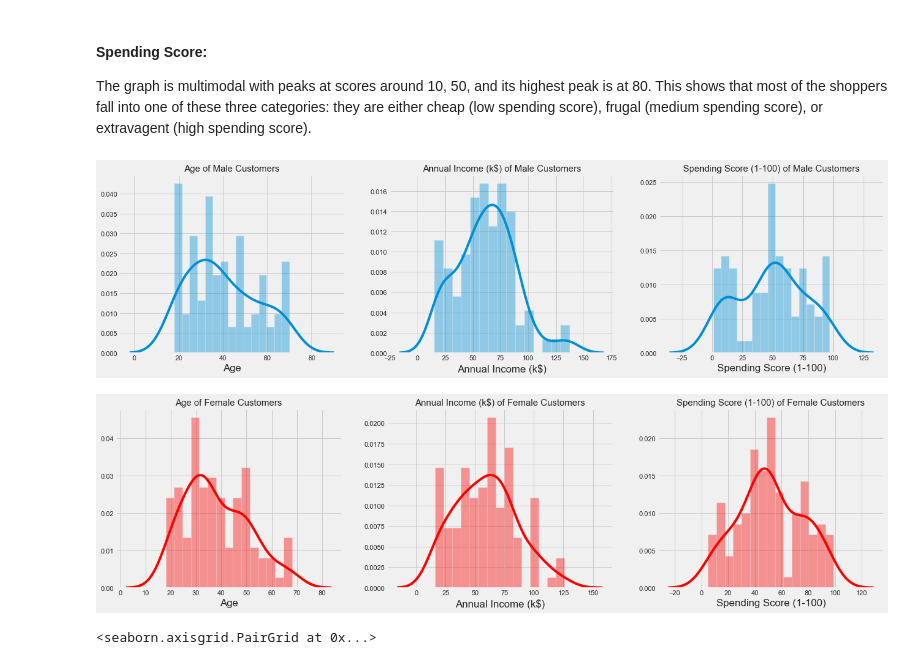
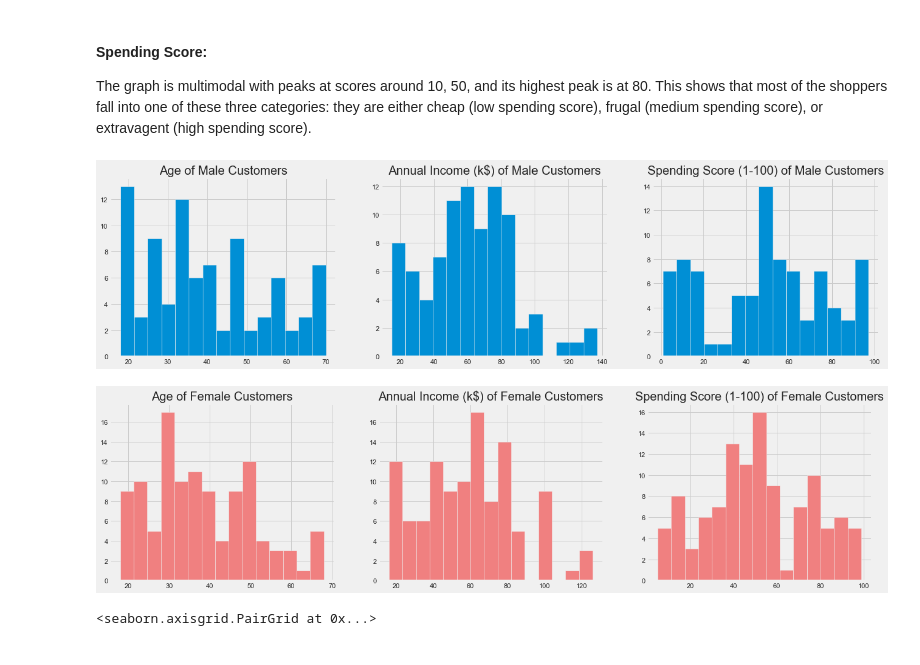
Before and after one commit to plolla/Mall-Customer-Segmentation, a Jupyter notebook: Mall Customer Segmentation.ipynb, the cells around one changed output. Drawn from its saved outputs; the diff is of its cells as text; code cells hidden in the pictures.

```diff
--- a/Mall Customer Segmentation.ipynb
+++ b/Mall Customer Segmentation.ipynb
@@ -128,13 +128,13 @@ The average male shopper is slightly older than the acverage female shopper and
 # %% [markdown]
 ### Graphs
 # %%
-# We are making plots of each of the numeric variables in the dataset: age, income, and spending score to see the distributions of the different variables.
+# We are making histograms of each of the numeric variables in the dataset: age, income, and spending score to see the distributions of the different variables.
 plt.figure(1 , figsize = (20 , 5))
 n = 0
 for x in ['Age' , 'Annual Income (k$)' , 'Spending Score (1-100)']:
     n += 1
     plt.subplot(1 , 3 , n)
-    sns.distplot(data[x] , bins = 15, color = 'green')
+    plt.hist(data[x] , bins = 15, color = 'mediumseagreen')
     plt.title('{}'.format(x), fontsize = 15)
 plt.show()
 # %% [output]
@@ -149,29 +149,31 @@ The graph is roughly normal with a peak of aroung 80,000 dollars with few shoppe
 #### Spending Score:
 The graph is multimodal with peaks at scores around 10, 50, and its highest peak is at 80. This shows that most of the  shoppers fall into one of these three categories: they are either cheap (low spending score), frugal (medium spending score), or extravagent (high spending score).
 # %%
+# Creating histograms of the variables for male customers
 plt.figure(1, figsize = (20,5))
 n = 0
 for x in ['Age', 'Annual Income (k$)', 'Spending Score (1-100)']:
     n += 1
     plt.subplot(1, 3, n)
-    sns.distplot(male[x], bins = 15)
-    plt.title('{} of Male Customers'.format(x), fontsize = 15)
+    plt.hist(male[x], bins = 15)
+    plt.title('{} of Male Customers'.format(x), fontsize = 20)
 
 plt.show()
 # %% [output]
-[figure, old version]
+[figure, new version]
 # %%
+# Creating histograms of the variables for female customers
 plt.figure(1, figsize = (20,5))
 n = 0
 for x in ['Age', 'Annual Income (k$)', 'Spending Score (1-100)']:
     n += 1
     plt.subplot(1, 3, n)
-    sns.distplot(female[x], bins = 15, color = 'red')
-    plt.title('{} of Female Customers'.format(x), fontsize = 15)
+    plt.hist(female[x], bins = 15, color = 'lightcoral')
+    plt.title('{} of Female Customers'.format(x), fontsize = 20)
 
 plt.show()
 # %% [output]
-[figure, old version]
+[figure, new version]
 # %%
 data_without_id = raw_data.copy()
 data_without_id = data_without_id.drop(columns = ['CustomerID'])
```
Also changed, not shown: parts of 19 cells of this notebook.
